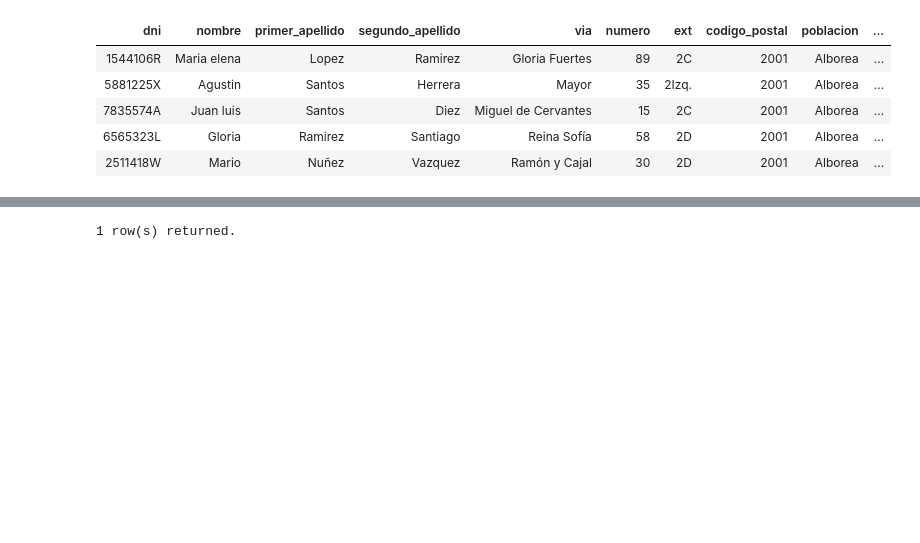
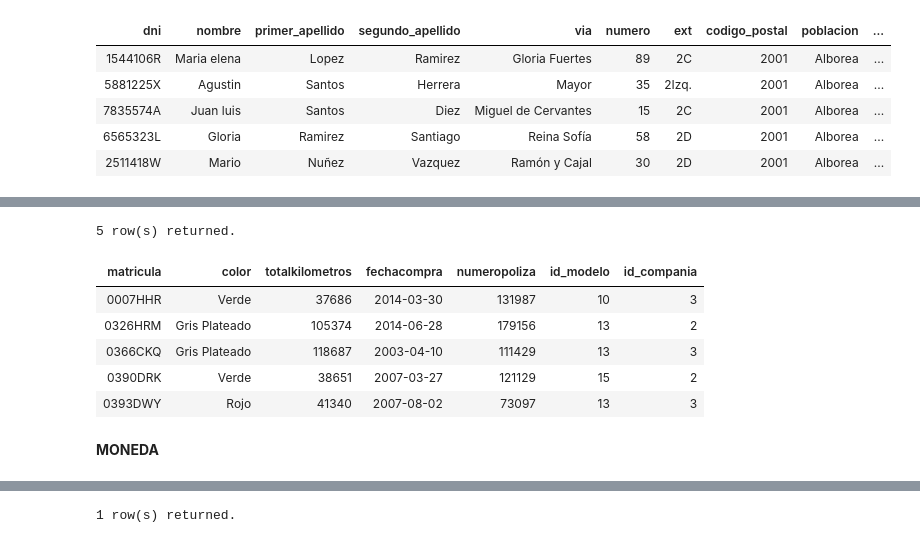
Before and after one commit to alexjust-data/FullStack06_SQL, a Jupyter notebook: 00_SEMINARIO.ipynb, the cells around one changed output, grey strips where cells are left out. Saved outputs shown, nothing was run; the diff lists cells and outputs as text; code cells hidden in the pictures; blank space fills up the shorter version.

```diff
--- a/00_SEMINARIO.ipynb
+++ b/00_SEMINARIO.ipynb
@@ -1238,0 +1795,12 @@ limit 5;
+# %%
+SELECT * FROM Vehiculo limit 5;
+# %% [output]
+5 row(s) returned.
+| matricula | color | totalkilometros | fechacompra | numeropoliza | id_modelo | id_compania |
+| 0007HHR | Verde | 37686 | 2014-03-30 | 131987 | 10 | 3 |
+| 0326HRM | Gris Plateado | 105374 | 2014-06-28 | 179156 | 13 | 2 |
+| 0366CKQ | Gris Plateado | 118687 | 2003-04-10 | 111429 | 13 | 3 |
+| 0390DRK | Verde | 38651 | 2007-03-27 | 121129 | 15 | 2 |
+| 0393DWY | Rojo | 41340 | 2007-08-02 | 73097 | 13 | 3 |
+# %% [markdown]
+**MONEDA**
```
Also changed, not shown: parts of 46 cells of this notebook, 1 other file.
